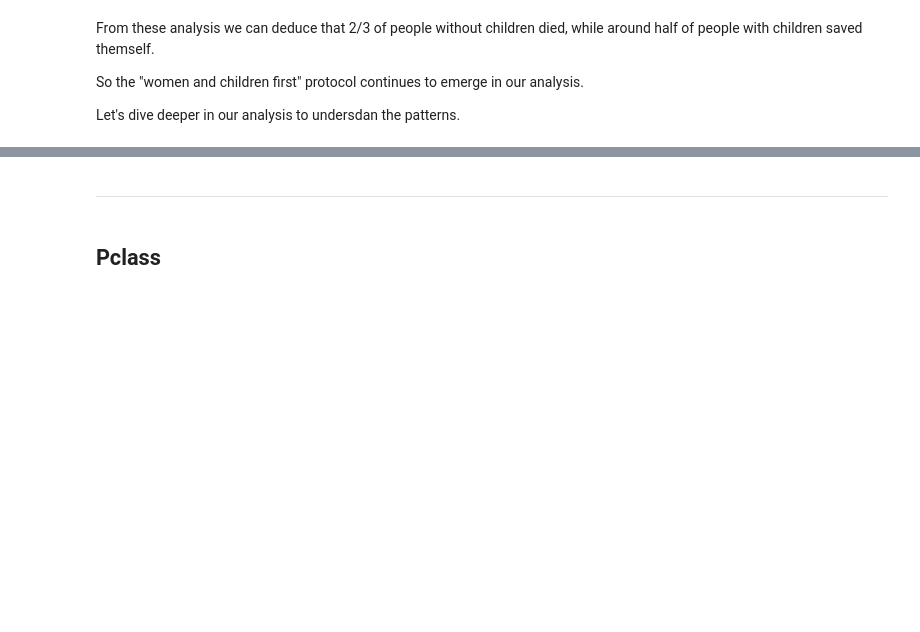
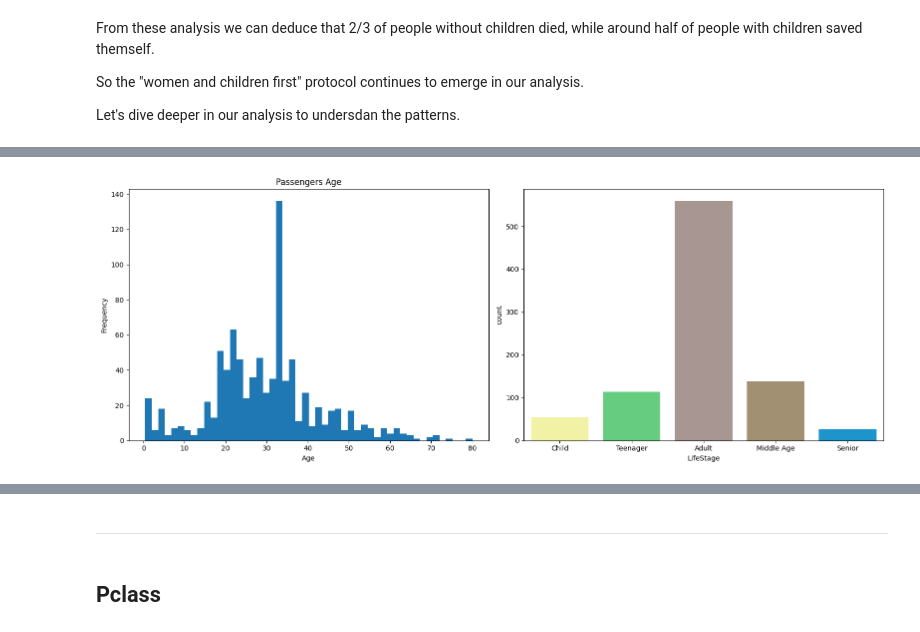
Before and after one commit to davidedigrande/titanic-dataset-eda, a Jupyter notebook: notebook.ipynb, the cells around one changed output, grey strips where cells are left out. Drawn from its saved outputs; the diff is of its cells as text; code cells hidden in the pictures; blank space fills up the shorter version.

```diff
--- a/notebook.ipynb
+++ b/notebook.ipynb
@@ -310,0 +368,9 @@ Let's dive deeper in our analysis to undersdan the patterns.
+# %%
+df['LifeStage'] = 'NaN'
+df.loc[df['AgeFilled'] < 8, 'LifeStage'] = 'Child'
+df.loc[(8 <= df['AgeFilled']) & (df['AgeFilled'] <= 19), 'LifeStage'] = 'Teenager'
+df.loc[(20 <= df['AgeFilled']) & (df['AgeFilled'] <= 39), 'LifeStage'] = 'Adult'
+df.loc[(40 <= df['AgeFilled']) & (df['AgeFilled'] <= 59), 'LifeStage'] = 'Middle Age'
+df.loc[df['AgeFilled'] >= 60, 'LifeStage'] = 'Senior'
+df_LifeStage = df['LifeStage'].value_counts()
+df_LifeStage
@@ -310,0 +385,22 @@ Let's dive deeper in our analysis to undersdan the patterns.
+# %%
+plt.figure(figsize=(16, 6))
+
+plt.subplot(1, 2, 1)
+df["AgeFilled"].plot(kind="hist",
+                     bins = 50,
+                     title="Passengers Age",
+                     xlabel="Age",
+                     ylabel="Frequency")
+
+plt.subplot(1, 2, 2)
+sns.countplot(x='LifeStage',
+              hue='LifeStage',
+              legend=False,
+              data = df,
+              palette = "terrain_r",
+              order = ['Child', 'Teenager', 'Adult','Middle Age', 'Senior']);
+
+plt.tight_layout()
+plt.show()
+# %% [output]
+[figure, added]
```
Also changed, not shown: parts of 20 cells of this notebook.
